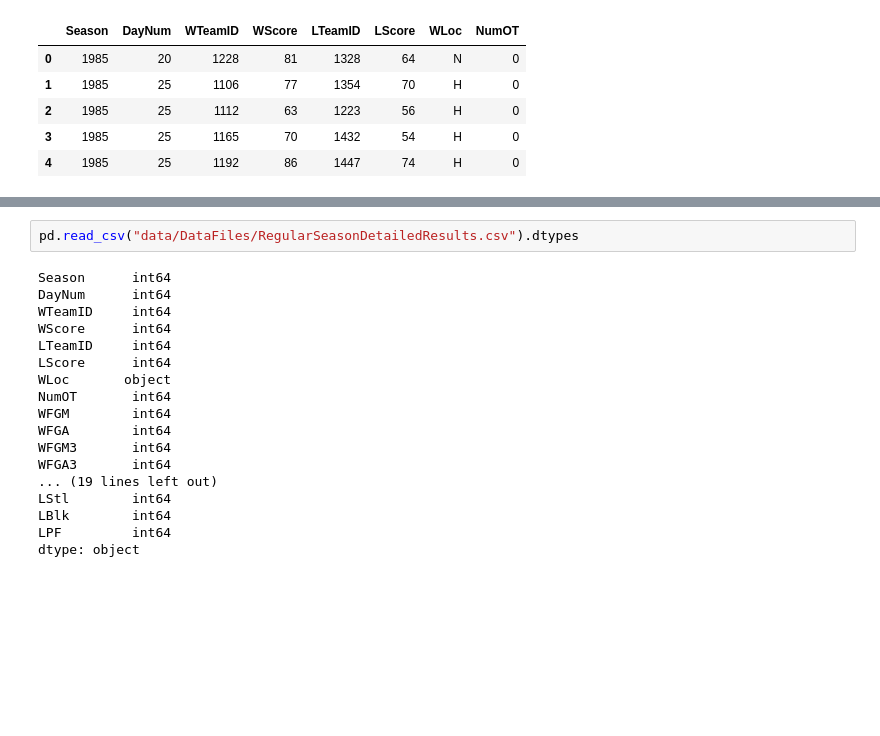
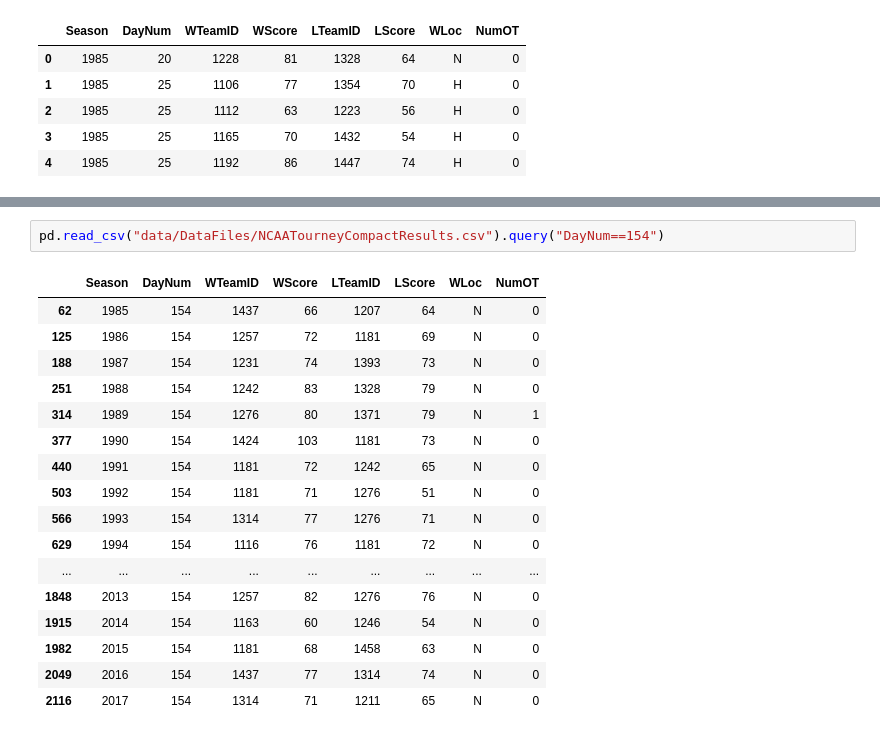
Before and after one commit to shumingpeh/kaggle-ncaa-madness-men, a Jupyter notebook: Intermediate Variables.ipynb, the cells around one changed output, grey strips where cells are left out. Cells and saved outputs as stored; diff of their text form; blank space fills up the shorter version.

```diff
--- a/Intermediate Variables.ipynb
+++ b/Intermediate Variables.ipynb
@@ -275,20 +445,20 @@ pd.read_csv("data/DataFiles/RegularSeasonCompactResults.csv").head()
 # %%
-pd.read_csv("data/DataFiles/RegularSeasonDetailedResults.csv").dtypes
+pd.read_csv("data/DataFiles/NCAATourneyCompactResults.csv").query("DayNum==154")
 # %% [output]
-Season      int64
-DayNum      int64
-WTeamID     int64
-WScore      int64
-LTeamID     int64
-LScore      int64
-WLoc       object
-NumOT       int64
-WFGM        int64
-WFGA        int64
-WFGM3       int64
-WFGA3       int64
-... (19 lines left out)
-LStl        int64
-LBlk        int64
-LPF         int64
-dtype: object
+|  | Season | DayNum | WTeamID | WScore | LTeamID | LScore | WLoc | NumOT |
+| 62 | 1985 | 154 | 1437 | 66 | 1207 | 64 | N | 0 |
+| 125 | 1986 | 154 | 1257 | 72 | 1181 | 69 | N | 0 |
+| 188 | 1987 | 154 | 1231 | 74 | 1393 | 73 | N | 0 |
+| 251 | 1988 | 154 | 1242 | 83 | 1328 | 79 | N | 0 |
+| 314 | 1989 | 154 | 1276 | 80 | 1371 | 79 | N | 1 |
+| 377 | 1990 | 154 | 1424 | 103 | 1181 | 73 | N | 0 |
+| 440 | 1991 | 154 | 1181 | 72 | 1242 | 65 | N | 0 |
+| 503 | 1992 | 154 | 1181 | 71 | 1276 | 51 | N | 0 |
+| 566 | 1993 | 154 | 1314 | 77 | 1276 | 71 | N | 0 |
+| 629 | 1994 | 154 | 1116 | 76 | 1181 | 72 | N | 0 |
+| ... | ... | ... | ... | ... | ... | ... | ... | ... |
+| 1848 | 2013 | 154 | 1257 | 82 | 1276 | 76 | N | 0 |
+| 1915 | 2014 | 154 | 1163 | 60 | 1246 | 54 | N | 0 |
+| 1982 | 2015 | 154 | 1181 | 68 | 1458 | 63 | N | 0 |
+| 2049 | 2016 | 154 | 1437 | 77 | 1314 | 74 | N | 0 |
+| 2116 | 2017 | 154 | 1314 | 71 | 1211 | 65 | N | 0 |
```
Also changed, not shown: parts of 25 cells of this notebook, 3 other files.
